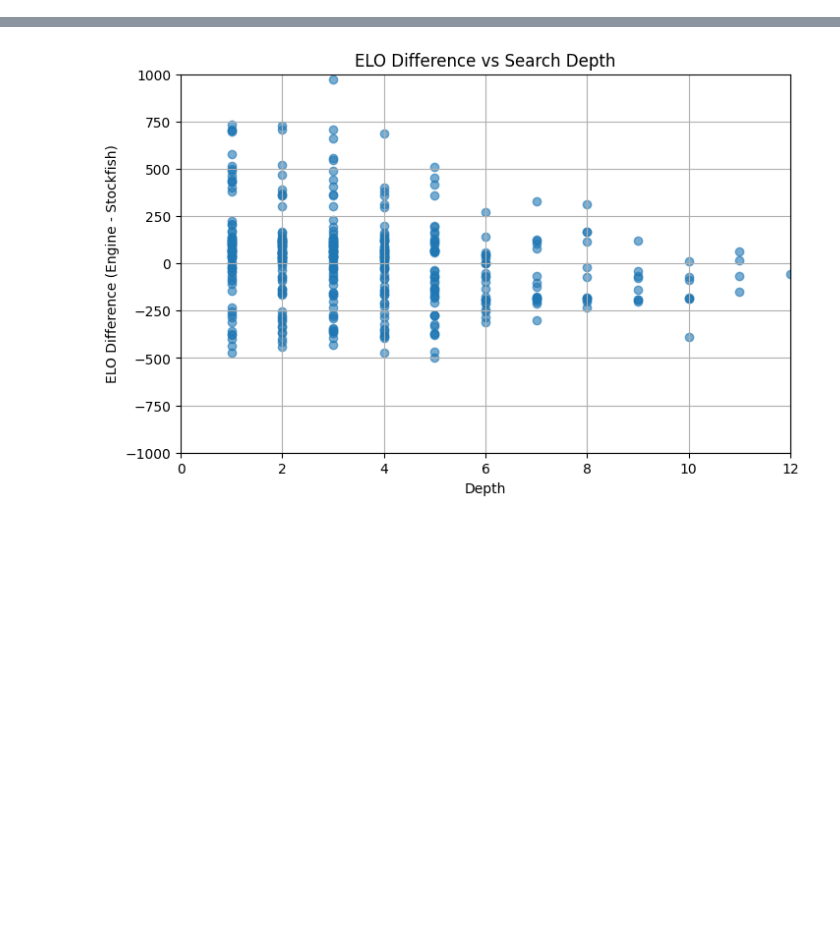
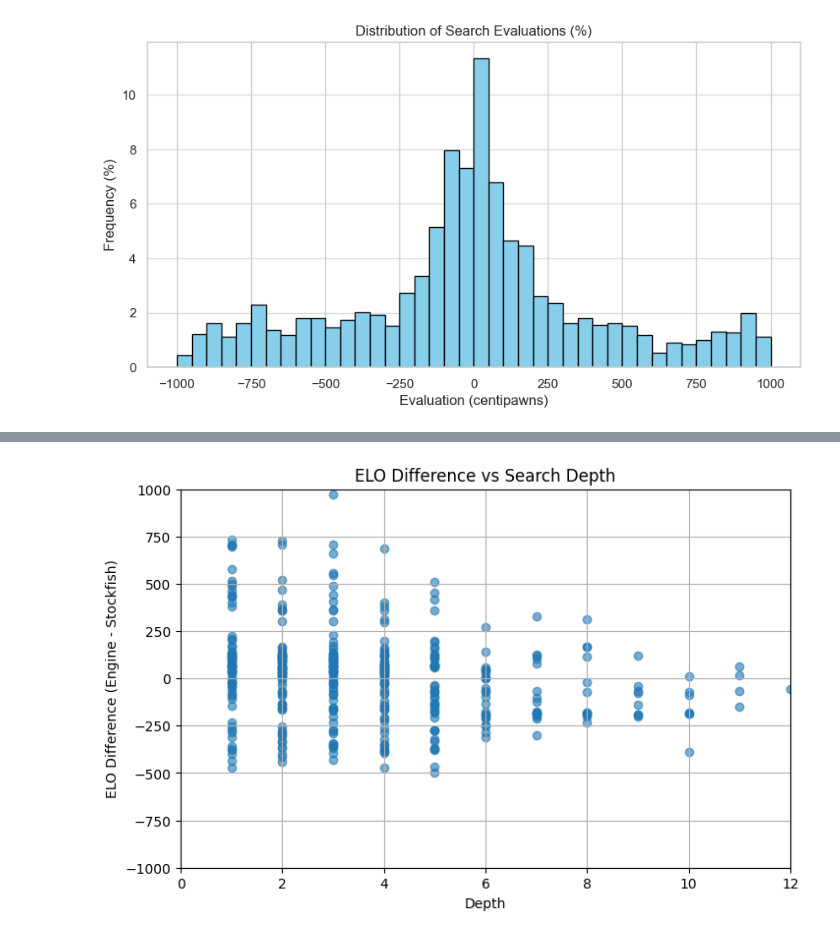
Before and after one commit to maxolek/chess, a Jupyter notebook: data/testing.ipynb, the cells around one changed output, grey strips where cells are left out. Cells and saved outputs as stored; diff of their text form; code cells hidden in the pictures; blank space fills up the shorter version.

```diff
--- a/data/testing.ipynb
+++ b/data/testing.ipynb
@@ -126,3 +161,26 @@ plt.show()
+# %%
+import matplotlib.pyplot as plt
+import numpy as np
+
+# Histogram parameters
+bin_width = 50
+min_eval = -1000
+max_eval = 1000
+bins = np.arange(min_eval, max_eval + bin_width, bin_width)
+
+# Compute histogram
+counts, edges = np.histogram(search_df['eval'], bins=bins)
+percentages = counts / counts.sum() * 100  # convert to %
+
+plt.figure(figsize=(10,5))
+plt.bar(edges[:-1], percentages, width=bin_width, align='edge', color='skyblue', edgecolor='black')
+plt.xlabel("Evaluation (centipawns)")
+plt.ylabel("Frequency (%)")
+plt.title("Distribution of Search Evaluations (%)")
+plt.grid(axis='y', alpha=0.7)
+plt.show()
+# %% [output]
+[figure, added]
 # %%
 def stockfish_eval(fen, depth=10):
     stockfish.set_fen_position(fen)
```
Also changed, not shown: parts of 8 cells of this notebook, 18 other files.
